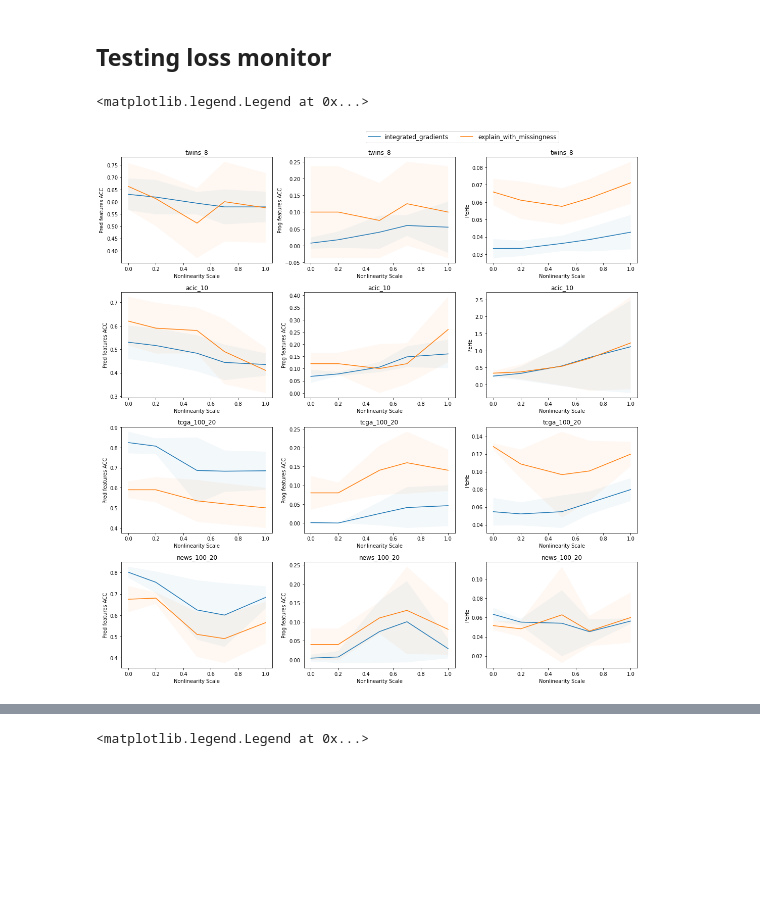
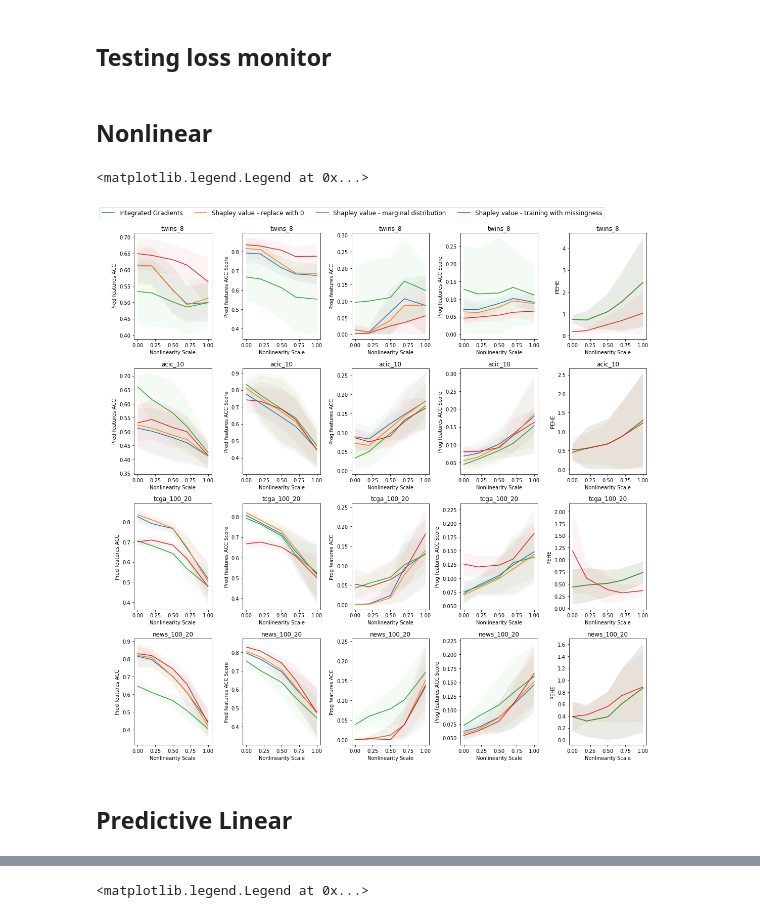
Before and after one commit to q8888620002/LIFT-XAI, a Jupyter notebook: results/plot_results_vandershaar.ipynb, the cells around one changed output, grey strips where cells are left out. Saved outputs shown, nothing was run; the diff lists cells and outputs as text; code cells hidden in the pictures; blank space fills up the shorter version.

Commit message:
changing data normalization

```diff
--- a/results/plot_results_vandershaar.ipynb
+++ b/results/plot_results_vandershaar.ipynb
@@ -239,6 +239,8 @@ plt.legend(bbox_to_anchor=(0.5, 5.1),ncol=len(explainers),prop={'size': 12})
 [figure]
 # %% [markdown]
 ## Testing loss monitor
+# %% [markdown]
+## Nonlinear
 # %%
 dataset_list = [
                    "twins_8",
@@ -248,7 +250,9 @@ dataset_list = [
                    ]
 
 metrics = ["Pred features ACC",
+           "Pred features ACC Score",
            "Prog features ACC",
+           "Prog features ACC Score",
            "PEHE"]
 
 seeds = ["seed1",
@@ -256,13 +260,18 @@ seeds = ["seed1",
          "seed3",
          "seed4",
          "seed5",
+         #"seed6",
+         # "seed7",
+         #"seed8",
+         #"seed9",
+         #"seed10"
         ]
 
 explainers = [#"feature_ablation",
              #"feature_permutation",
              "integrated_gradients",
-             #"shapley_value_sampling",
-             #"naive_shap",
+             "shapley_value_sampling",
+             "naive_shap",
              "explain_with_missingness"]
 
 experiment_name = "Nonlinearity Scale"
@@ -274,47 +283,61 @@ for data_index in range(len(dataset_list)):
 
     for seed in seeds:
 
-        data = pd.read_csv("nonlinearity_sensitivity/debug/random/"+
+        data = pd.read_csv("nonlinearity_sensitivity/normalized/random/"+
                           dataset_list[data_index]+
-                          "_binary_False_200testsamples-"+
+                          "_binary_False_"+
                           seed+".csv",
                           index_col = 0)
 
         datasets_list.append(data[data.Learner == "DRLearner"])
 
-        data = pd.read_csv("nonlinearity_sensitivity_mask/debug/random/"+
+        data = pd.read_csv("nonlinearity_sensitivity_mask/normalized/random/"+
                             dataset_list[data_index]+
-                           "_binary_False_200testsamples-"+
+                           "_binary_False_"+
                            seed+".csv",
                            index_col=0)
 
         datasets_list.append(data[data.Learner == "DRLearnerMask"])
 
     datasets = pd.concat(datasets_list, ignore_index=True)
 
     for metric_index, metric in enumerate(metrics):
 
-        plt.subplot(4, 3, 3*data_index+metric_index+1)
+        plt.subplot(4, len(metrics), len(metrics)*data_index+metric_index+1)
 
         for e in explainers:
 
             data = datasets[datasets.Explainer == e]
 
             mean = data.groupby(experiment_name).mean().reset_index()
             std = data.groupby(experiment_name).std().reset_index()
 
+            if e == "shapley_value_sampling":
+                e = "Shapley value - replace with 0"
+            elif e == "naive_shap":
+                e = "Shapley value - marginal distribution"
+            elif e == "integrated_gradients":
+                e = "Integrated Gradients"
+            elif e == "explain_with_missingness":
+                e = "Shapley value - training with missingness"
+
             plt.plot(mean[experiment_name], mean[metric], label=e)
-            plt.fill_between(mean[experiment_name], mean[metric]-std[metric], mean[metric]+std[metric],  alpha=5e-2)
+            plt.fill_between(mean[experiment_name],
+                             np.where(mean[metric]-std[metric]>0, mean[metric]-std[metric],0),
+                             mean[metric]+std[metric],
+                             alpha=.05)
 
         plt.xlabel(experiment_name)
         plt.ylabel(metric)
         plt.title(dataset_list[data_index])
 
 plt.tight_layout()
 plt.legend(bbox_to_anchor=(0.5, 5.1),ncol=len(explainers),prop={'size': 12})
 # %% [output]
 <matplotlib.legend.Legend at 0x...>
-[figure, old version]
+[figure, new version]
+# %% [markdown]
+## Predictive Linear
 # %%
 dataset_list = [
                    "twins_8",
```
Also changed, not shown: parts of 8 cells of this notebook, 7 other files.
